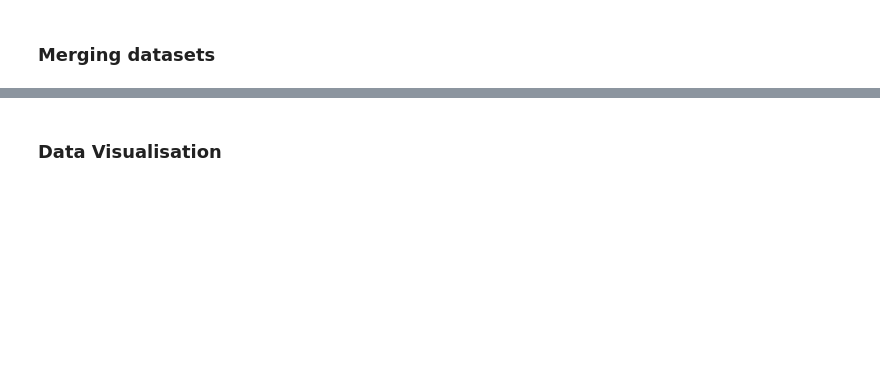
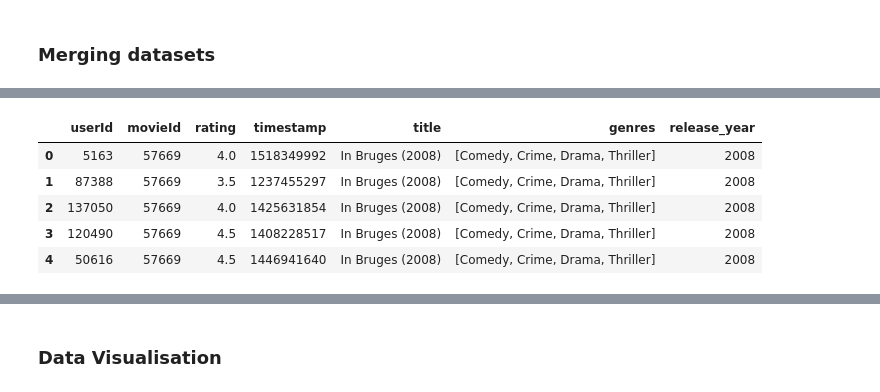
Before and after one commit to Explore-AI/unsupervised-predict-streamlit-template, a Jupyter notebook: Team_14 notebook.ipynb, the cells around one changed output, grey strips where cells are left out. Cells and saved outputs as stored; diff of their text form; code cells hidden in the pictures; blank space fills up the shorter version.

```diff
--- a/Team_14 notebook.ipynb
+++ b/Team_14 notebook.ipynb
@@ -466,0 +480,11 @@ df.head(3)
+# %%
+# Merging the tarin  and movies data
+data = pd.merge(train, movies, on='movieId')
+data.head()
+# %% [output]
+|  | userId | movieId | rating | timestamp | title | genres | release_year |
+| 0 | 5163 | 57669 | 4.0 | 1518349992 | In Bruges (2008) | [Comedy, Crime, Drama, Thriller] | 2008 |
+| 1 | 87388 | 57669 | 3.5 | 1237455297 | In Bruges (2008) | [Comedy, Crime, Drama, Thriller] | 2008 |
+| 2 | 137050 | 57669 | 4.0 | 1425631854 | In Bruges (2008) | [Comedy, Crime, Drama, Thriller] | 2008 |
+| 3 | 120490 | 57669 | 4.5 | 1408228517 | In Bruges (2008) | [Comedy, Crime, Drama, Thriller] | 2008 |
+| 4 | 50616 | 57669 | 4.5 | 1446941640 | In Bruges (2008) | [Comedy, Crime, Drama, Thriller] | 2008 |
```
Also changed, not shown: parts of 16 cells of this notebook.
